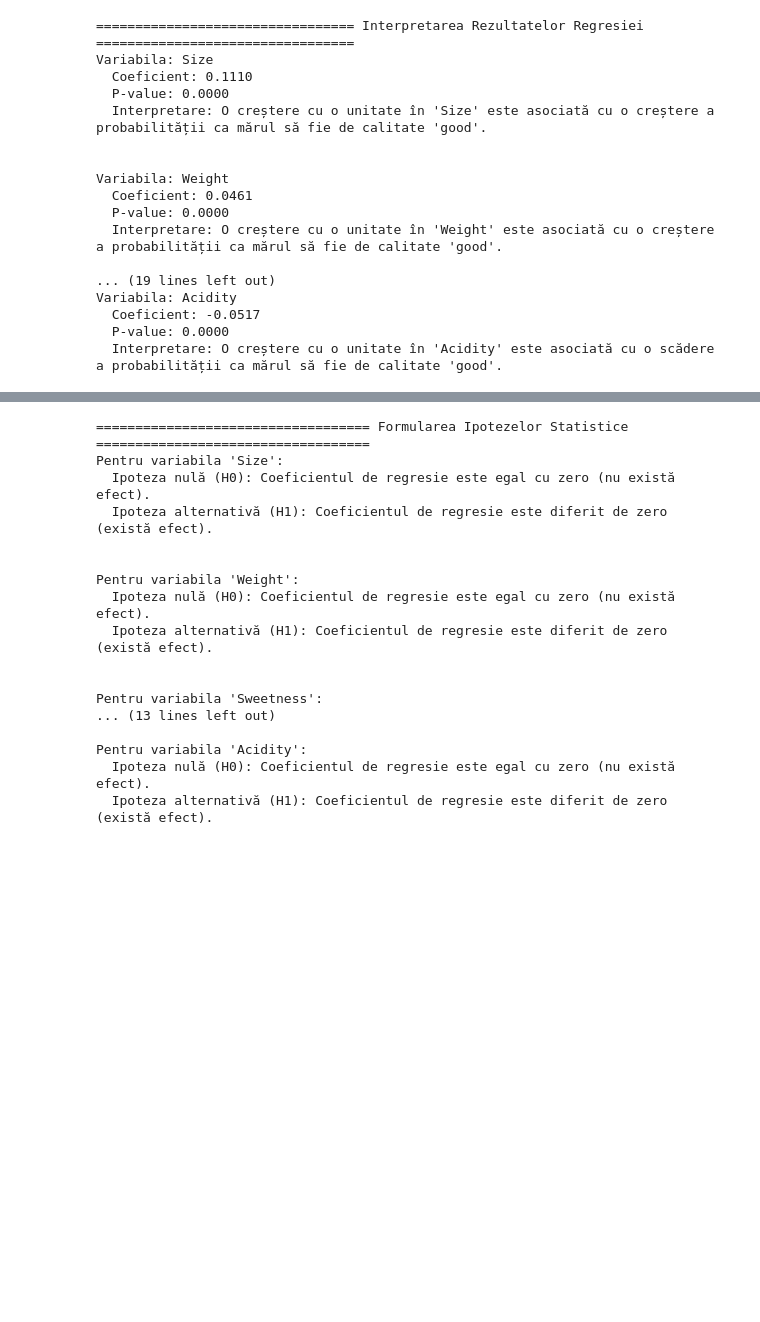
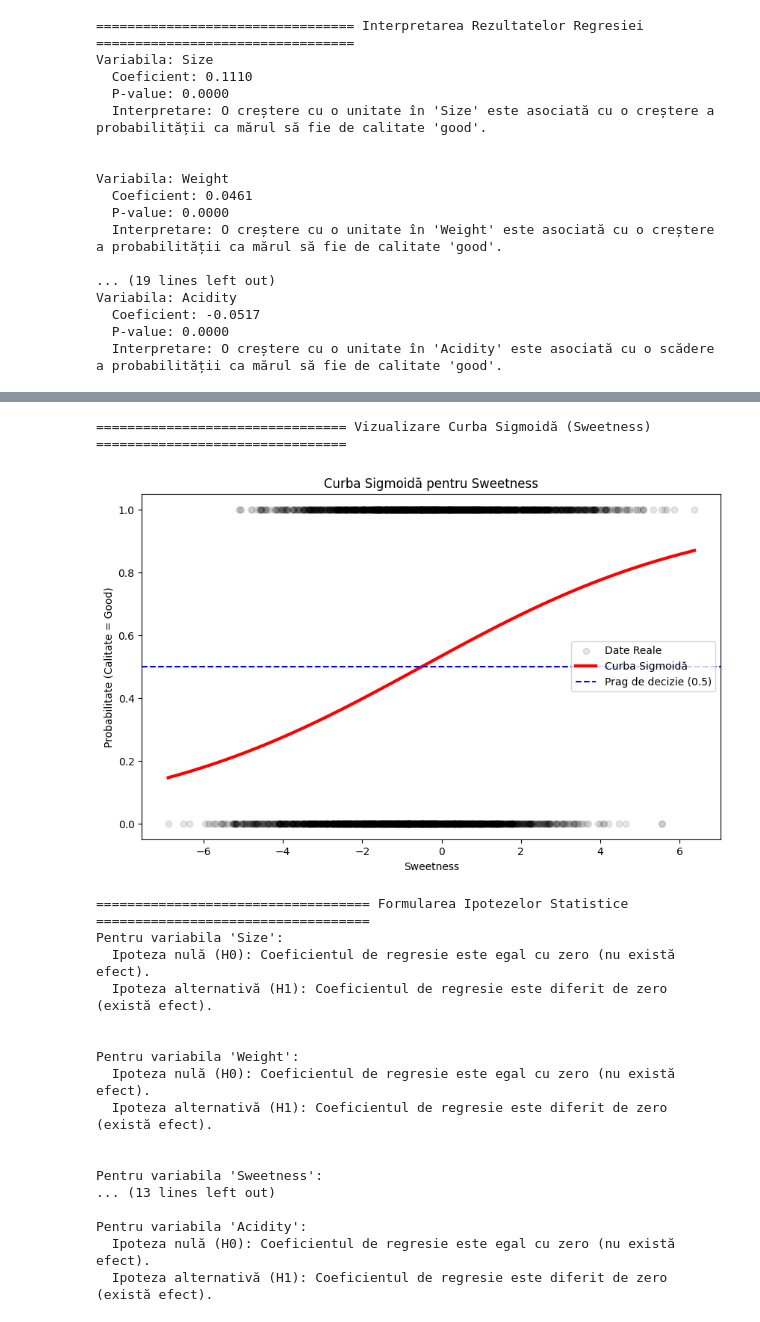
Before and after one commit to ciufuu/examen_AED, a Jupyter notebook: proiect_examen.ipynb, the cells around one changed output, grey strips where cells are left out. Saved outputs shown, nothing was run; the diff lists cells and outputs as text; code cells hidden in the pictures; blank space fills up the shorter version.

```diff
--- a/proiect_examen.ipynb
+++ b/proiect_examen.ipynb
@@ -228,3 +286,37 @@ Variabila: Acidity
+# %%
+# ==========================================
+# Vizualizare Curba Sigmoidă (Exemplu: Sweetness)
+# ==========================================
+print("\n" + " Vizualizare Curba Sigmoidă (Sweetness) ".center(104, "="))
+
+# Selectăm variabila de interes
+var_name = 'Sweetness'
+
+# Antrenăm un model logistic doar pe această variabilă pentru o vizualizare 2D corectă
+X_uni = sm.add_constant(df[[var_name]])
+model_uni = sm.Logit(y, X_uni).fit(disp=0)
+
+# Generăm valori pentru axa X (de la min la max)
+x_vals = np.linspace(df[var_name].min(), df[var_name].max(), 500)
+# Calculăm probabilitățile (Sigmoida)
+y_probs = model_uni.predict(sm.add_constant(pd.DataFrame({var_name: x_vals})))
+
+plt.figure(figsize=(10, 6))
+# 1. Scatter plot cu datele reale
+plt.scatter(df[var_name], y, color='black', alpha=0.1, label='Date Reale')
+# 2. Curba Sigmoidă
+plt.plot(x_vals, y_probs, color='red', linewidth=3, label='Curba Sigmoidă')
+# 3. Linia de prag 0.5
+plt.axhline(0.5, color='blue', linestyle='--', label='Prag de decizie (0.5)')
+
+plt.title(f'Curba Sigmoidă pentru {var_name}')
+plt.xlabel(var_name)
+plt.ylabel('Probabilitate (Calitate = Good)')
+plt.legend()
+plt.show()
+# %% [output]
+================================ Vizualizare Curba Sigmoidă (Sweetness) ================================
+[figure, added]
 # %%
 # ==========================================
 # Formularea Ipotezelor Statistice
```
Also changed, not shown: parts of 7 cells of this notebook, 1 other file.
